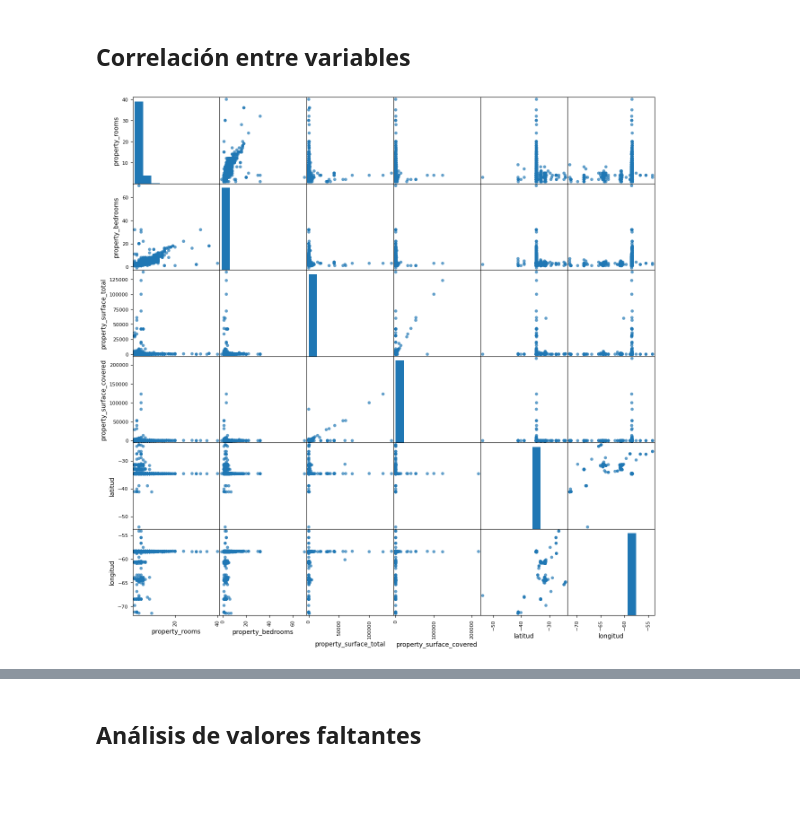
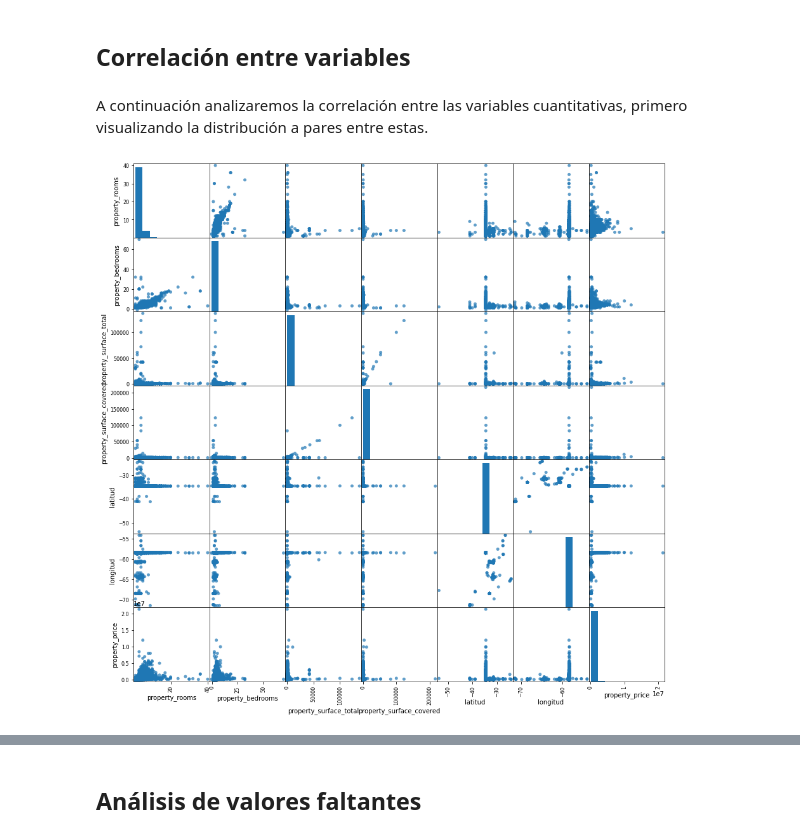
Before and after one commit to Naza26/7506R-2C2022-GRUPO01, a Jupyter notebook: 7506R_TP1_GRUPO1_ENTREGA.ipynb, the cells around one changed output, grey strips where cells are left out. Saved outputs shown, nothing was run; the diff lists cells and outputs as text; code cells hidden in the pictures; blank space fills up the shorter version.

```diff
--- a/7506R_TP1_GRUPO1_ENTREGA.ipynb
+++ b/7506R_TP1_GRUPO1_ENTREGA.ipynb
@@ -215,10 +234,10 @@ Analizando los tipos de dato de los campos:
 # %% [markdown]
 ### Tipos de variable
 # %%
-categoricas = ['start_date', 'end_date', 'place_l2', 'place_l3', 'place_l4', 'place_l5', 'place_l6', 'operation', 'property_type', 'property_currency', 'property_title']
-cuantitativas_discretas = ['property_rooms', 'property_bedrooms', 'property_surface_total', 'property_surface_covered', None, None, None, None, None, None, None]
-cuantitativas_continuas = ['latitud', 'longitud', None, None, None, None, None, None, None, None, None]
-ordinales = [None, None, None, None, None, None, None, None, None, None, None,]
+categoricas = ['created_on','start_date', 'end_date', 'place_l2', 'place_l3', 'place_l4', 'place_l5', 'place_l6', 'operation', 'property_type', 'property_currency', 'property_title']
+cuantitativas_discretas = ['property_rooms', 'property_bedrooms', 'property_surface_total', 'property_surface_covered', None, None, None, None, None, None, None, None]
+cuantitativas_continuas = ['latitud', 'longitud','property_price', None, None, None, None, None, None, None, None, None]
+ordinales = [None, None, None, None, None, None, None, None, None, None, None, None]
 tipos_de_variable = {'Categoricas': categoricas, 'Ordinales': ordinales, 'Cuantitativas Discretas': cuantitativas_discretas, 'Cuantitativas Continuas': cuantitativas_discretas}
 
 cuantitativas = cuantitativas_discretas + cuantitativas_continuas
@@ -599,10 +624,10 @@ sns.violinplot(ds_surface_covered_sin_outliers.property_surface_covered)
 Se nota que el grafico de property_surface_total es similar al de property_surface_covered, teniendo el segundo una densidad levemente menor.
 # %% [markdown]
 ## Correlación entre variables
+# %% [markdown]
+A continuación analizaremos la correlación entre las variables cuantitativas, primero visualizando la distribución a pares entre estas.
 # %%
-# Realizar un análisis gráfico de las distribuciones de las variables
-cuantitativas_filtradas = list(filter(lambda element: element != None, cuantitativas))
 quantitative_dataset = ds_filtrado[cuantitativas_filtradas]
-ax = scatter_matrix(quantitative_dataset, alpha=0.7, figsize=(15, 15), s=100)
+ax = scatter_matrix(quantitative_dataset, alpha=0.7,figsize=(15, 15), s=100)
 # %% [output]
-[figure, old version]
+[figure, new version]
```
Also changed, not shown: parts of 35 cells of this notebook.
